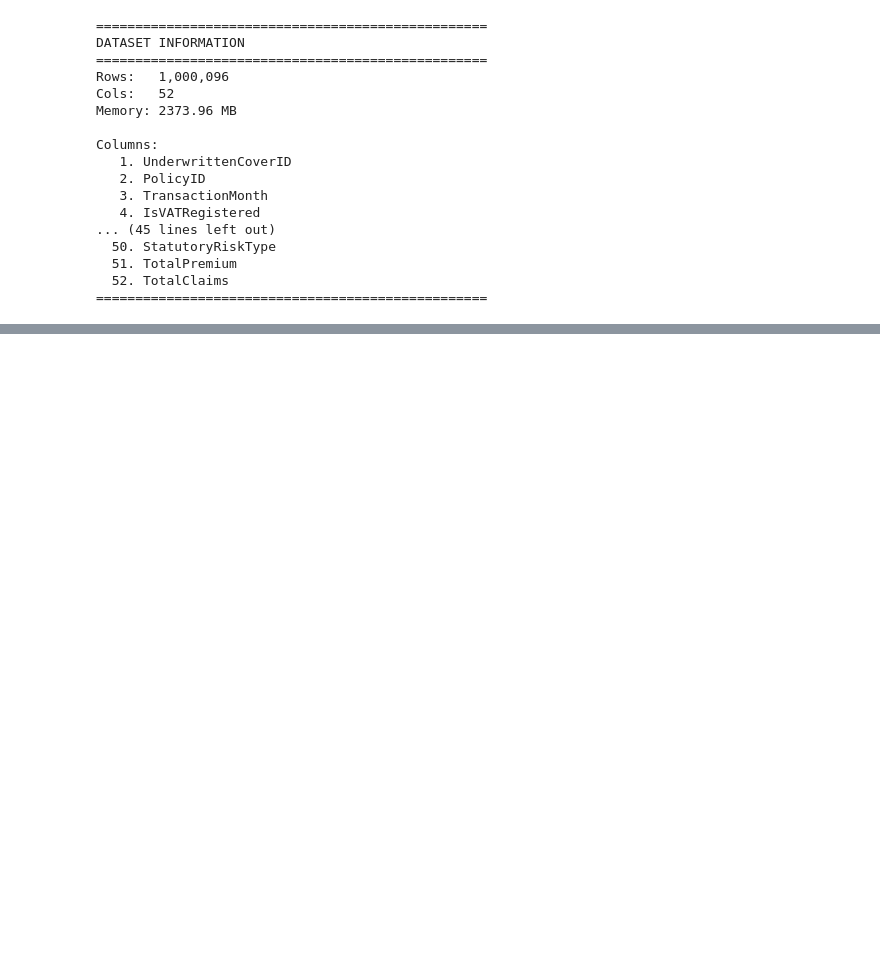
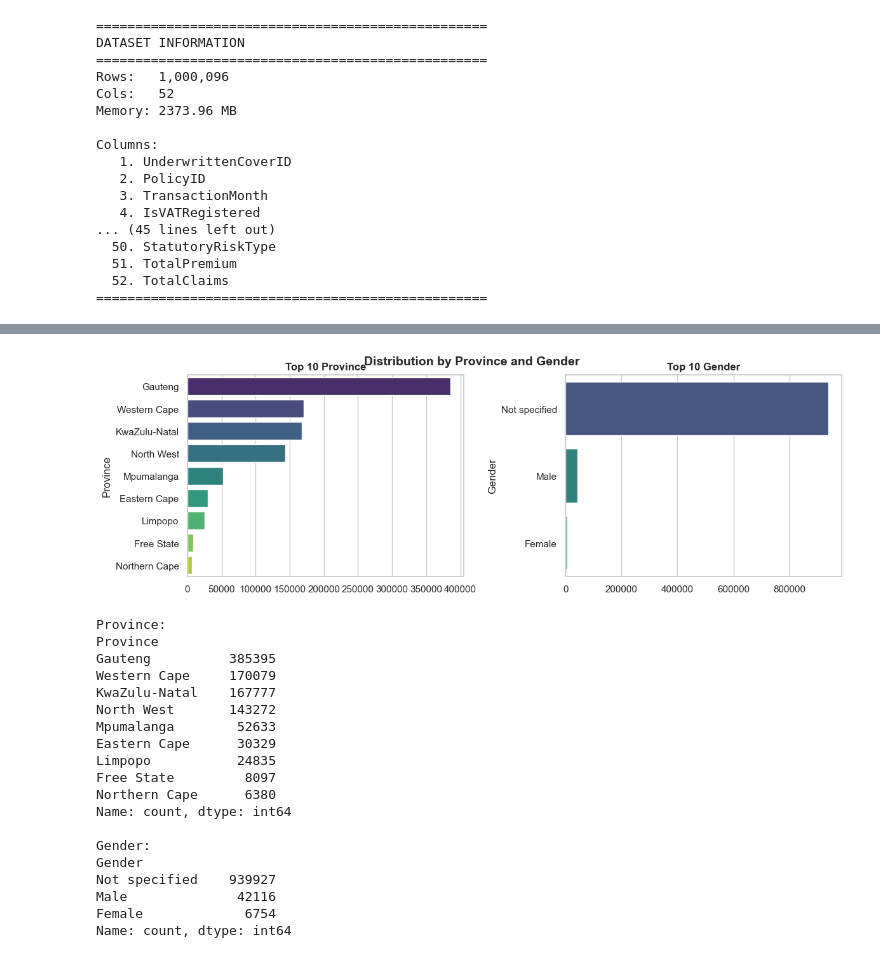
Before and after one commit to meronsisay/insurance-risk-analytics, a Jupyter notebook: notebooks/01_eda.ipynb, the cells around one changed output, grey strips where cells are left out. Drawn from its saved outputs; the diff is of its cells as text; code cells hidden in the pictures; blank space fills up the shorter version.

```diff
--- a/notebooks/01_eda.ipynb
+++ b/notebooks/01_eda.ipynb
@@ -54,0 +233,41 @@ Columns:
+# %%
+# ============================================
+# UNIVARIATE ANALYSIS - CATEGORICAL
+# ============================================
+
+# Select only the most important categorical columns
+key_categorical = ['Province', 'Gender']
+
+# Plot bar charts (only if columns exist)
+existing_cat = [col for col in key_categorical if col in df.columns]
+
+if existing_cat:
+    EDAUtils.plot_bar_charts(df, existing_cat, figsize=(12, 4))
+    plt.suptitle('Distribution by Province and Gender', fontsize=14, fontweight='bold')
+    plt.show()
+
+    # Print frequencies
+    for col in existing_cat:
+        print(f"\n{col}:")
+        print(df[col].value_counts())
+# %% [output]
+[figure, added]
+Province:
+Province
+Gauteng          385395
+Western Cape     170079
+KwaZulu-Natal    167777
+North West       143272
+Mpumalanga        52633
+Eastern Cape      30329
+Limpopo           24835
+Free State         8097
+Northern Cape      6380
+Name: count, dtype: int64
+
+Gender:
+Gender
+Not specified    939927
+Male              42116
+Female             6754
+Name: count, dtype: int64
```
Also changed, not shown: parts of 26 cells of this notebook, 1 other file.
